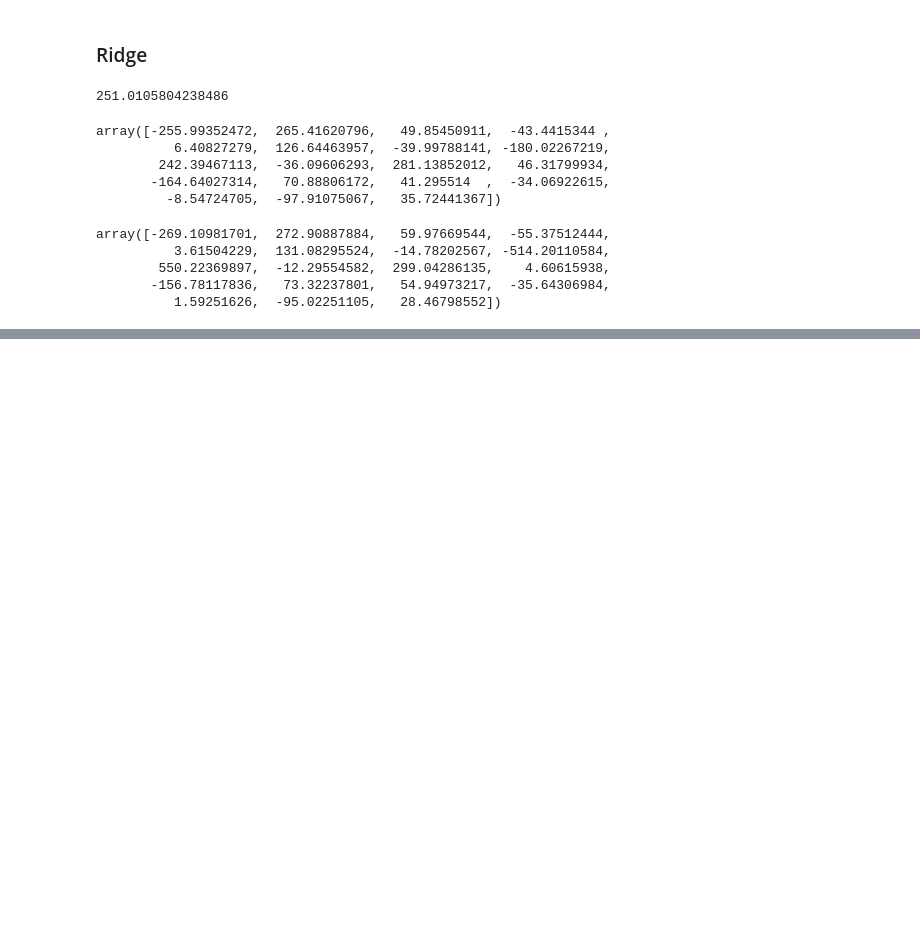
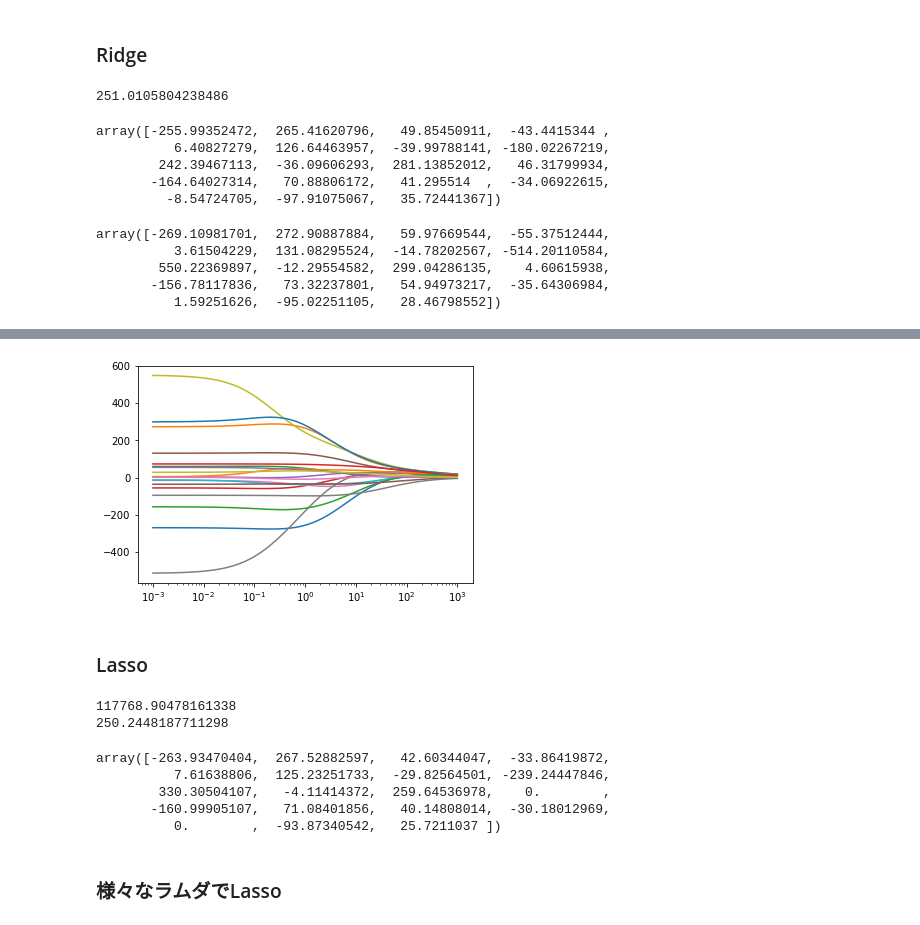
Before and after one commit to shu-suzuki-1124/machine_learning_practice, a Jupyter notebook: lesson8.ipynb, the cells around one changed output, grey strips where cells are left out. Cells and saved outputs as stored; diff of their text form; code cells hidden in the pictures; blank space fills up the shorter version.

Commit message:
lasso

```diff
--- a/lesson8.ipynb
+++ b/lesson8.ipynb
@@ -68,0 +90,30 @@ array([-269.10981701,  272.90887884,   59.97669544,  -55.37512444,
+# %%
+plt.plot(alphas, coefs)
+plt.xscale('log')
+# %% [output]
+[figure, added]
+# %% [markdown]
+### Lasso
+# %%
+from sklearn.linear_model import Lasso
+
+lasso = Lasso()
+lasso.fit(X_train, y_train)
+y_pred = lasso.predict(X_test)
+mse = mean_squared_error(y_test, y_pred)
+mae = mean_absolute_error(y_test, y_pred)
+print(mse)
+print(mae)
+# %% [output]
+117768.90478161338
+250.2448187711298
+# %%
+lasso.coef_
+# %% [output]
+array([-263.93470404,  267.52882597,   42.60344047,  -33.86419872,
+          7.61638806,  125.23251733,  -29.82564501, -239.24447846,
+        330.30504107,   -4.11414372,  259.64536978,    0.        ,
+       -160.99905107,   71.08401856,   40.14808014,  -30.18012969,
+          0.        ,  -93.87340542,   25.7211037 ])
+# %% [markdown]
+### 様々なラムダでLasso
```
Also changed, not shown: parts of 11 cells of this notebook.
